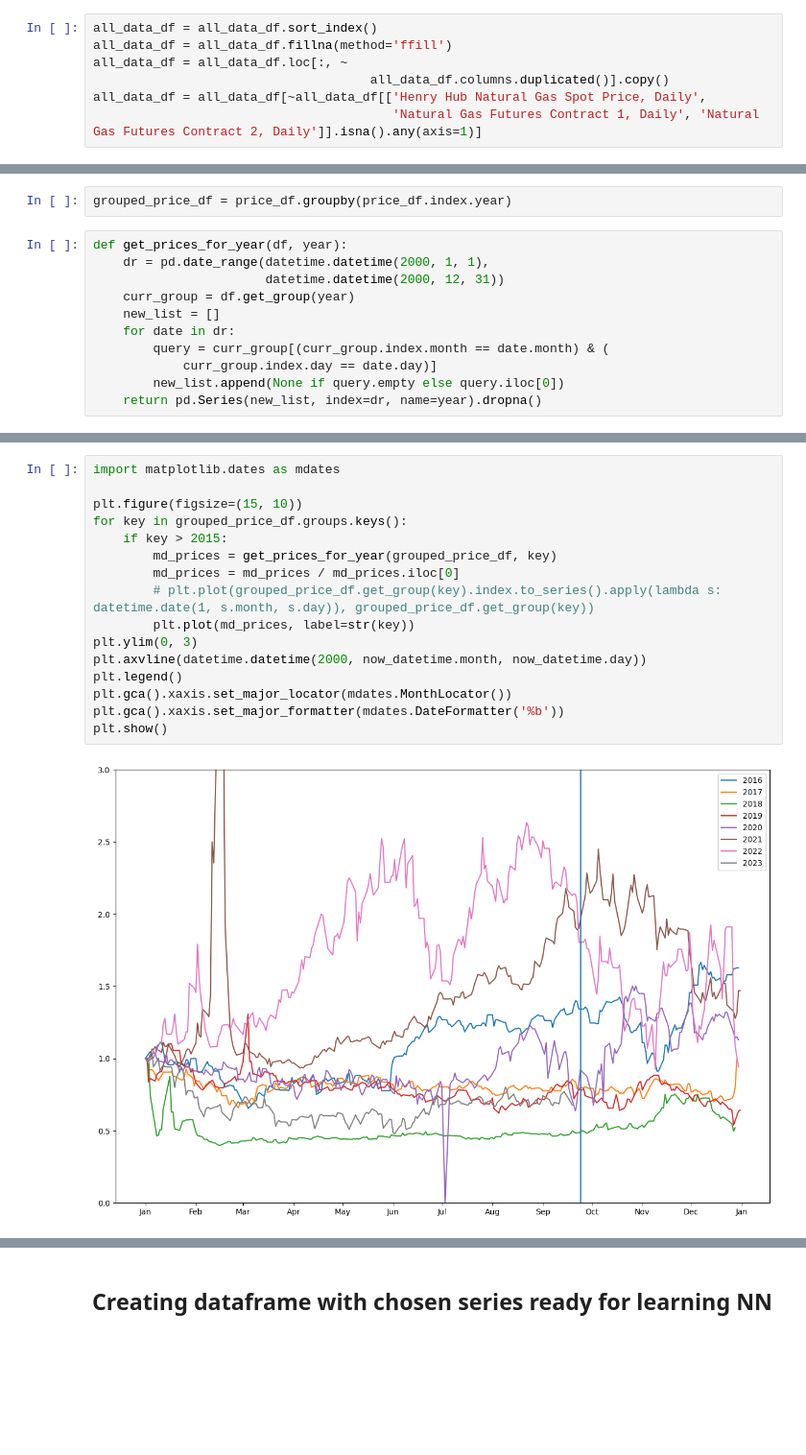
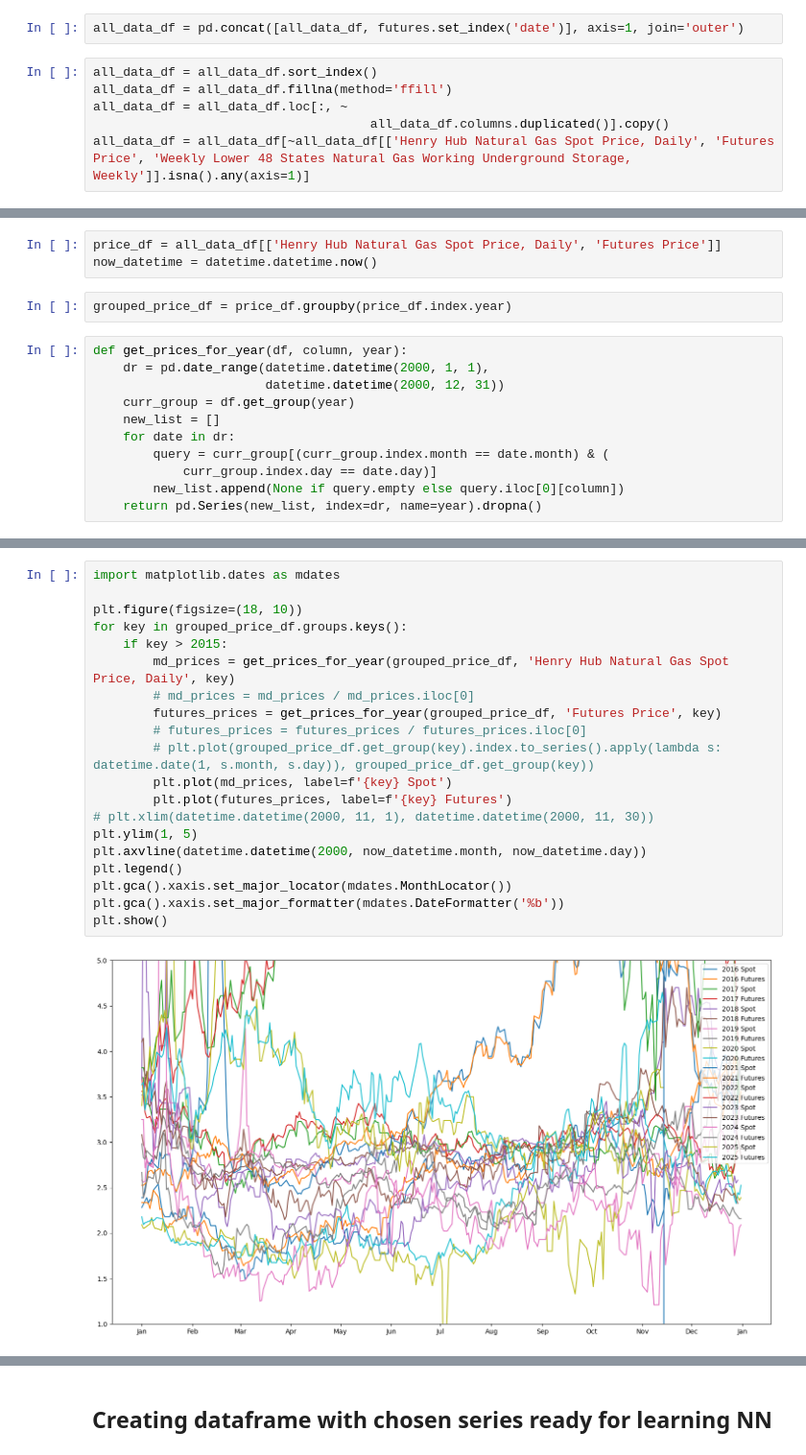
Before and after one commit to GustawOhler/NaturalGasPredictor, a Jupyter notebook: DataExplorationAndNN.ipynb, the cells around one changed output, grey strips where cells are left out. Shown at 96% size. Drawn from its saved outputs; the diff is of its cells as text; blank space fills up the shorter version.

Commit message:
New version of repo. Splitting data exploration and NN prediction into 2 notebooks

```diff
--- a/DataExplorationAndNN.ipynb
+++ b/DataExplorationAndNN.ipynb
@@ -82,10 +179,11 @@ all_data_df = pd.concat(all_data_list, axis=1, join='outer')
+# %%
+all_data_df = pd.concat([all_data_df, futures.set_index('date')], axis=1, join='outer')
 # %%
 all_data_df = all_data_df.sort_index()
 all_data_df = all_data_df.fillna(method='ffill')
 all_data_df = all_data_df.loc[:, ~
                                      all_data_df.columns.duplicated()].copy()
-all_data_df = all_data_df[~all_data_df[['Henry Hub Natural Gas Spot Price, Daily',
-                                        'Natural Gas Futures Contract 1, Daily', 'Natural Gas Futures Contract 2, Daily']].isna().any(axis=1)]
+all_data_df = all_data_df[~all_data_df[['Henry Hub Natural Gas Spot Price, Daily', 'Futures Price', 'Weekly Lower 48 States Natural Gas Working Underground Storage, Weekly']].isna().any(axis=1)]
 # %%
 len(all_data_df.columns)
 # %% [output]
@@ -132,7 +226,10 @@ now_datetime = datetime.datetime.now()
+# %%
+price_df = all_data_df[['Henry Hub Natural Gas Spot Price, Daily', 'Futures Price']]
+now_datetime = datetime.datetime.now()
 # %%
 grouped_price_df = price_df.groupby(price_df.index.year)
 # %%
-def get_prices_for_year(df, year):
+def get_prices_for_year(df, column, year):
     dr = pd.date_range(datetime.datetime(2000, 1, 1),
                        datetime.datetime(2000, 12, 31))
     curr_group = df.get_group(year)
@@ -140,5 +237,5 @@ def get_prices_for_year(df, year):
     for date in dr:
         query = curr_group[(curr_group.index.month == date.month) & (
             curr_group.index.day == date.day)]
-        new_list.append(None if query.empty else query.iloc[0])
+        new_list.append(None if query.empty else query.iloc[0][column])
     return pd.Series(new_list, index=dr, name=year).dropna()
@@ -145,18 +244,22 @@ def get_prices_for_year(df, year):
 # %%
 import matplotlib.dates as mdates
 
-plt.figure(figsize=(15, 10))
+plt.figure(figsize=(18, 10))
 for key in grouped_price_df.groups.keys():
     if key > 2015:
-        md_prices = get_prices_for_year(grouped_price_df, key)
-        md_prices = md_prices / md_prices.iloc[0]
+        md_prices = get_prices_for_year(grouped_price_df, 'Henry Hub Natural Gas Spot Price, Daily', key)
+        # md_prices = md_prices / md_prices.iloc[0]
+        futures_prices = get_prices_for_year(grouped_price_df, 'Futures Price', key)
+        # futures_prices = futures_prices / futures_prices.iloc[0]
         # plt.plot(grouped_price_df.get_group(key).index.to_series().apply(lambda s: datetime.date(1, s.month, s.day)), grouped_price_df.get_group(key))
-        plt.plot(md_prices, label=str(key))
-plt.ylim(0, 3)
+        plt.plot(md_prices, label=f'{key} Spot')
+        plt.plot(futures_prices, label=f'{key} Futures')
+# plt.xlim(datetime.datetime(2000, 11, 1), datetime.datetime(2000, 11, 30))
+plt.ylim(1, 5)
 plt.axvline(datetime.datetime(2000, now_datetime.month, now_datetime.day))
 plt.legend()
 plt.gca().xaxis.set_major_locator(mdates.MonthLocator())
 plt.gca().xaxis.set_major_formatter(mdates.DateFormatter('%b'))
 plt.show()
 # %% [output]
-[figure, old version]
+[figure, new version]
```
Also changed, not shown: parts of 51 cells of this notebook, 3 other files.
